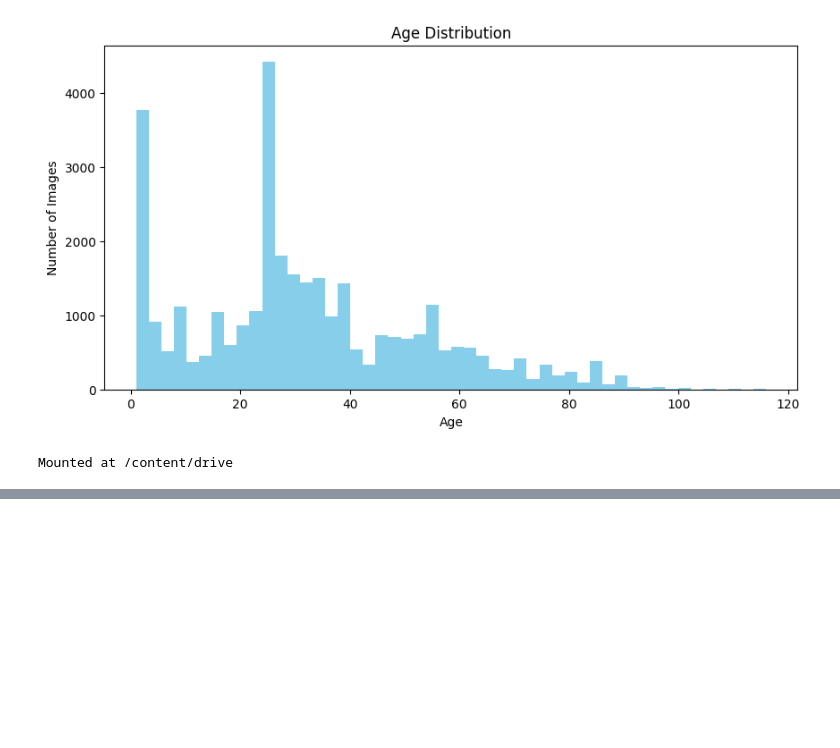
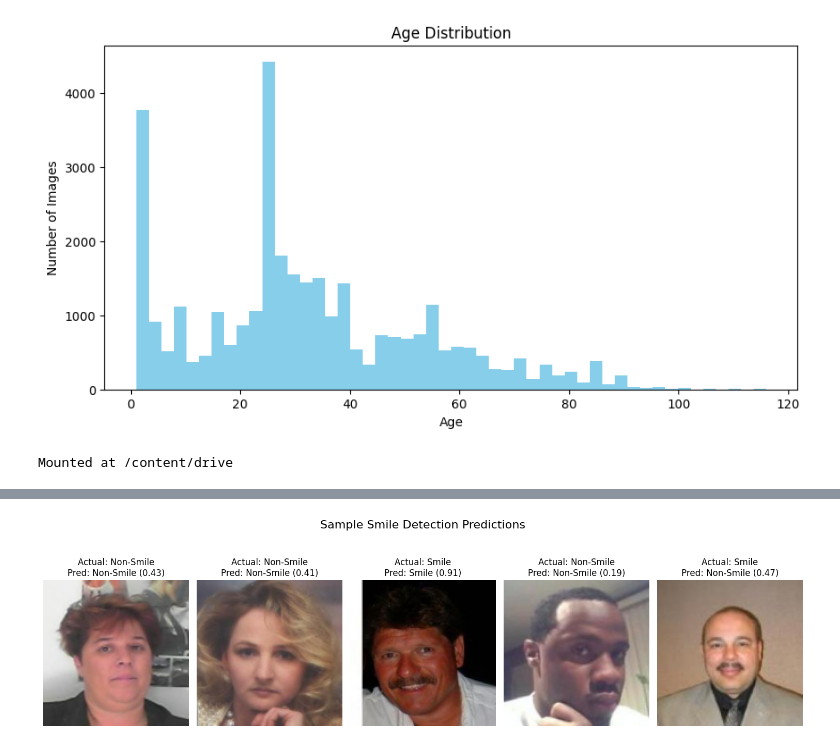
Before and after one commit to Ranjita2022/Infosys_Springboard_AI-ML-internship, a Jupyter notebook: SmileAge_Detection.ipynb, the cells around one changed output, grey strips where cells are left out. Drawn from its saved outputs; the diff is of its cells as text; code cells hidden in the pictures; blank space fills up the shorter version.

```diff
--- a/SmileAge_Detection.ipynb
+++ b/SmileAge_Detection.ipynb
@@ -343,0 +797,38 @@ Mounted at /content/drive
+# %%
+import matplotlib.pyplot as plt
+import random
+import numpy as np
+
+# Assuming X_test_smile and y_test_smile are available from previous steps
+# Assuming model_smile is the trained smile detection model
+
+# Select 5 random indices from the test set
+num_samples_to_show = 5
+random_indices = random.sample(range(len(X_test_smile)), num_samples_to_show)
+
+plt.figure(figsize=(15, 5))
+
+for i, idx in enumerate(random_indices):
+    image = X_test_smile[idx]
+    actual_label = y_test_smile[idx]
+
+    # Add batch dimension for prediction (model expects input shape (batch_size, ...))
+    image_for_prediction = np.expand_dims(image, axis=0)
+
+    # Get prediction
+    predicted_prob = model_smile.predict(image_for_prediction)[0][0]
+    predicted_label = 1 if predicted_prob > 0.5 else 0
+
+    # Determine titles
+    actual_title = "Smile" if actual_label == 1 else "Non-Smile"
+    predicted_title = "Smile" if predicted_label == 1 else "Non-Smile"
+
+    plt.subplot(1, num_samples_to_show, i + 1)
+    plt.imshow(image)
+    plt.title(f"Actual: {actual_title}\nPred: {predicted_title} ({predicted_prob:.2f})")
+    plt.axis("off")
+
+plt.suptitle("Sample Smile Detection Predictions", fontsize=16)
+plt.tight_layout()
+plt.show()
+# %% [output]
@@ -343,0 +840 @@ Mounted at /content/drive
+[figure, added]
```
Also changed, not shown: parts of 44 cells of this notebook.
